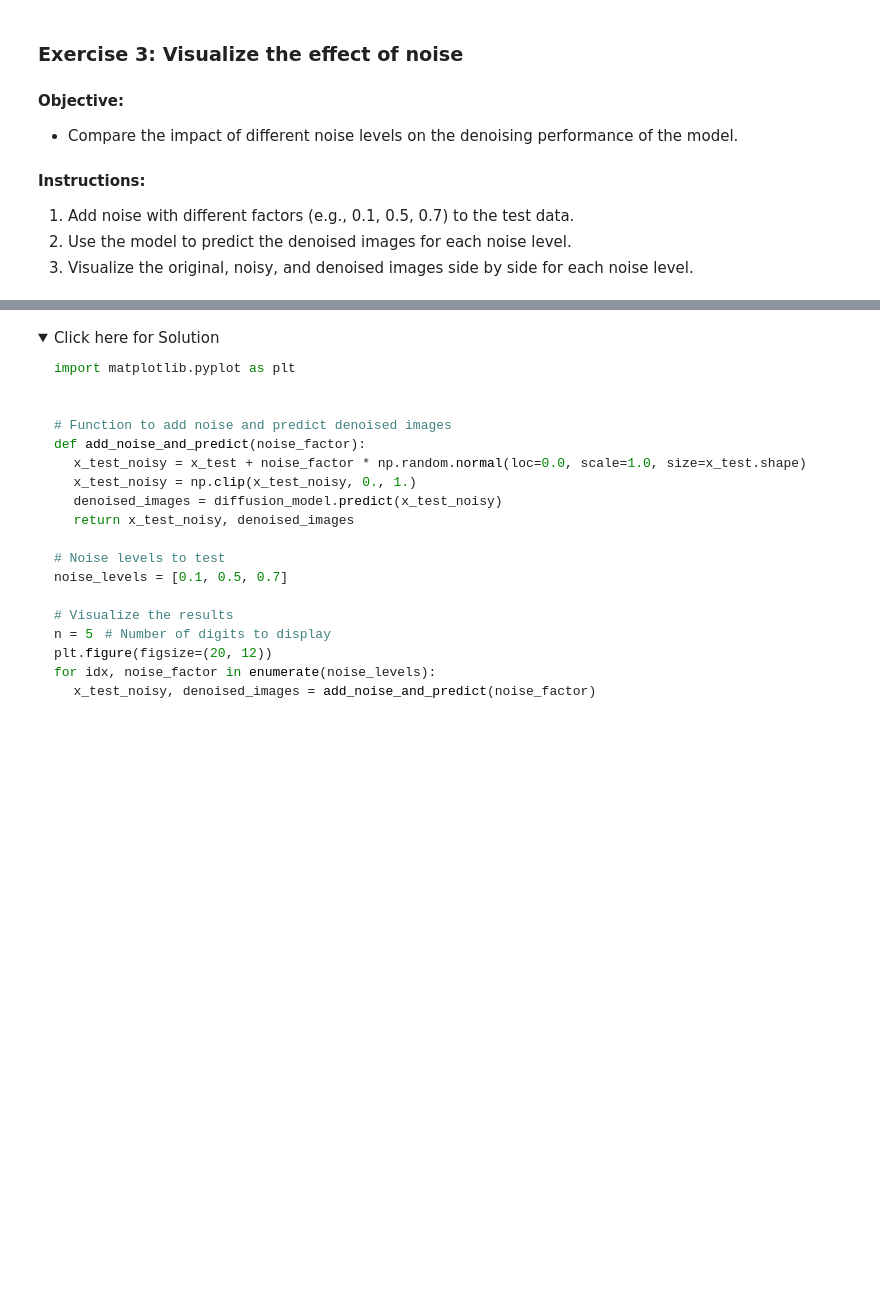
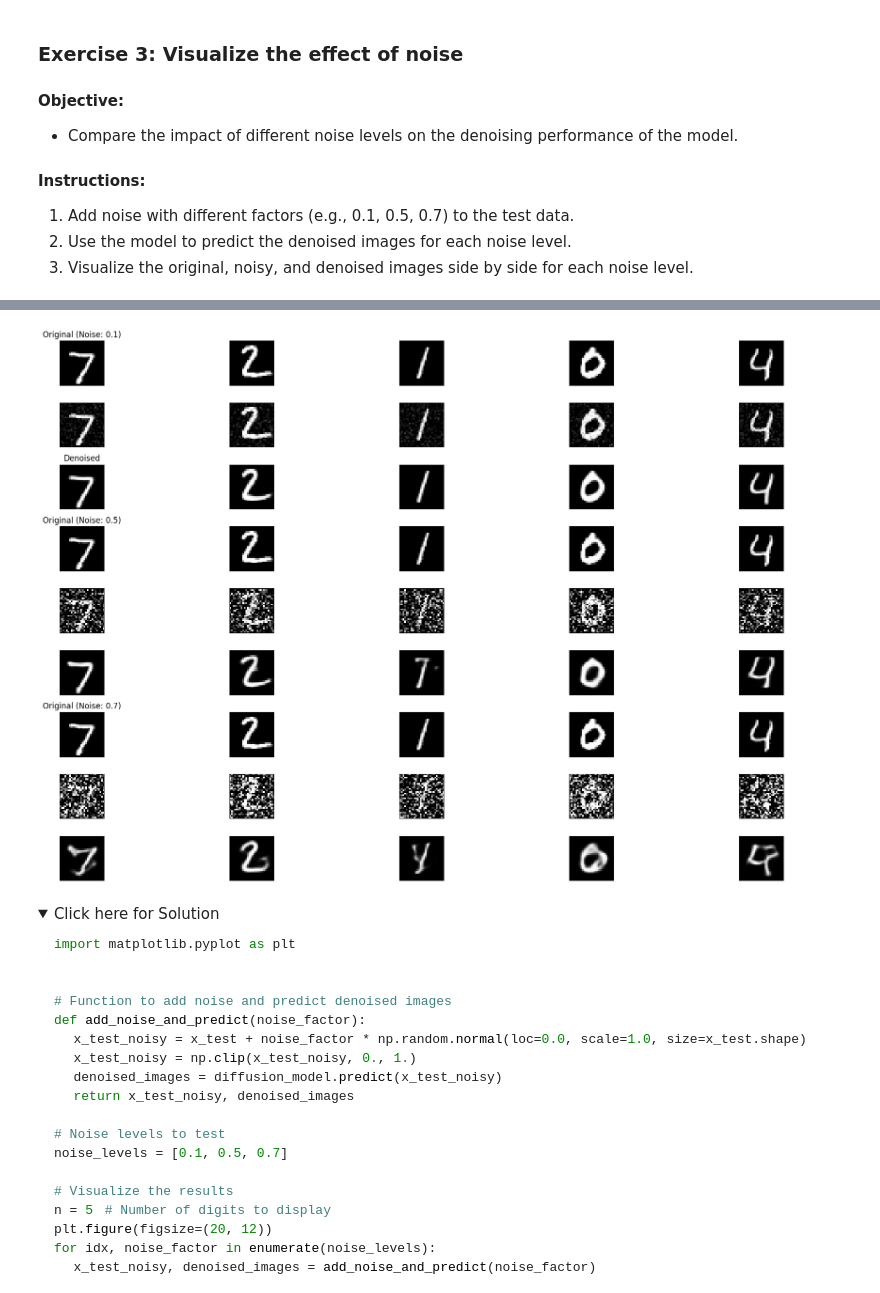
Before and after one commit to Temiloluwa-Oloye/Deep-Learning-with-Keras-and-TensorFlow, a Jupyter notebook: M04-Lab-Implementing-Diffusion-Models-v1.ipynb, the cells around one changed output, grey strips where cells are left out. Cells and saved outputs as stored; diff of their text form; code cells hidden in the pictures; folded sections open; blank space fills up the shorter version.

```diff
--- a/M04-Lab-Implementing-Diffusion-Models-v1.ipynb
+++ b/M04-Lab-Implementing-Diffusion-Models-v1.ipynb
@@ -462,6 +581,9 @@ for idx, noise_factor in enumerate(noise_levels):
         ax.get_xaxis().set_visible(False)
         ax.get_yaxis().set_visible(False)
 
+        if i == 0:
+            ax.set_title(f'Noisy Image')
+
         # Display denoised
         ax = plt.subplot(3 * len(noise_levels), n, i + 1 + 2 * n + idx * 3 * n)
         plt.imshow(denoised_images[i].reshape(28, 28), cmap='gray')
@@ -473,3 +595,4 @@ for idx, noise_factor in enumerate(noise_levels):
                 ax.set_title('Denoised')
 plt.tight_layout()
 plt.show()
+# %% [output]
@@ -476,3 +602,4 @@ plt.show()
+[figure, added]
 # %% [markdown]
 <details>
     <summary>Click here for Solution</summary>
```
Also changed, not shown: parts of 9 cells of this notebook.
